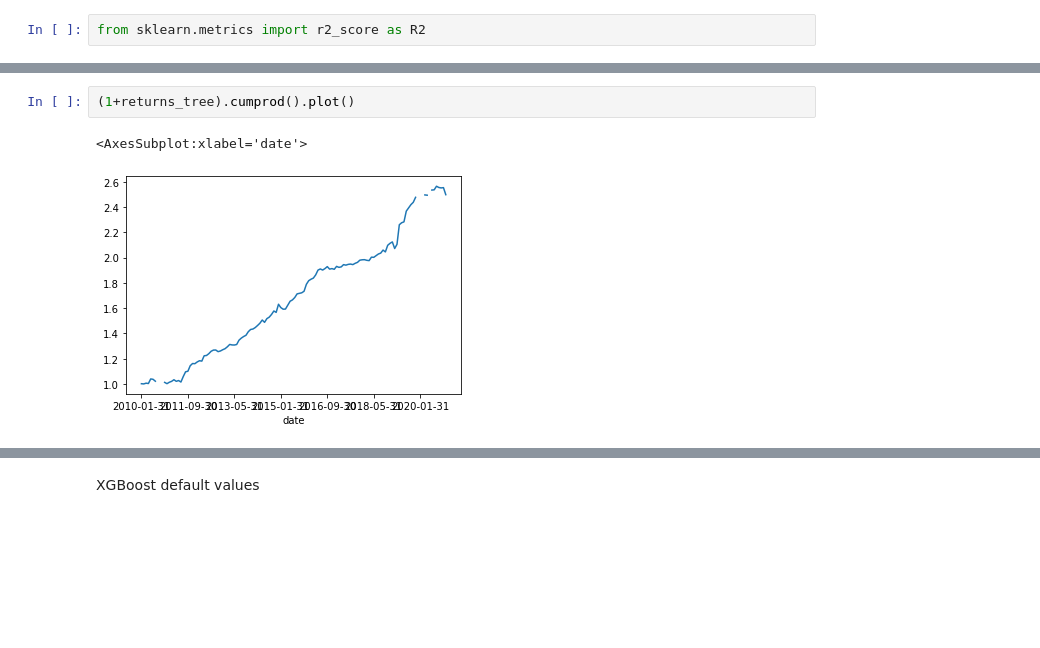
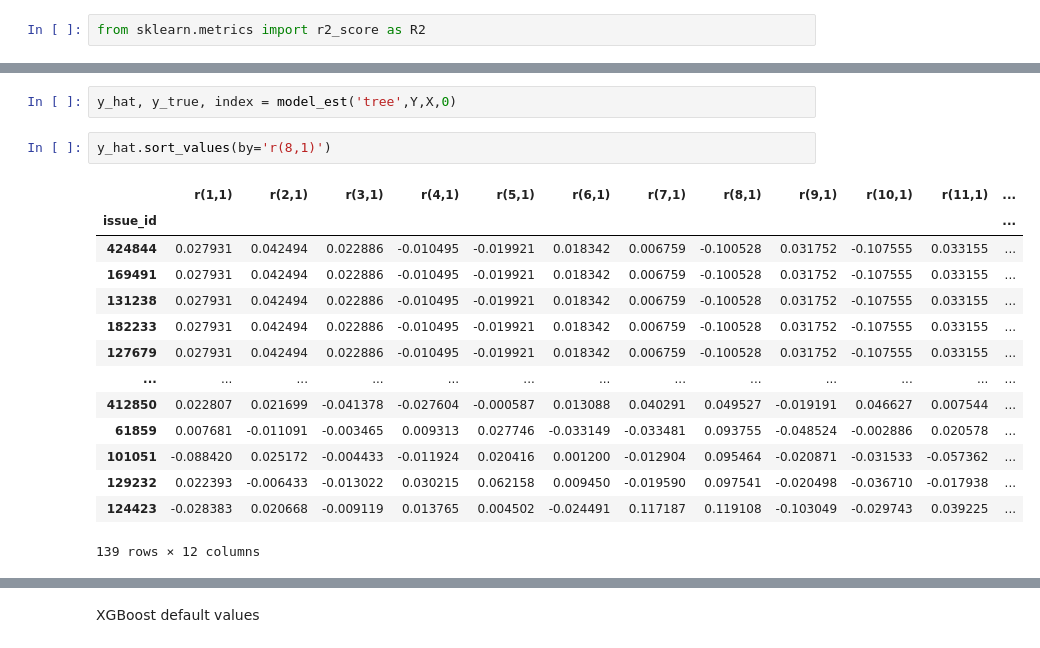
Before and after one commit to santoromano/Corporate-Bond-Factors, a Jupyter notebook: empirics.ipynb, the cells around one changed output, grey strips where cells are left out. Saved outputs shown, nothing was run; the diff lists cells and outputs as text; blank space fills up the shorter version.

```diff
--- a/empirics.ipynb
+++ b/empirics.ipynb
@@ -374,5 +377,19 @@ print(R2(y_true_tree,y_hat_tree))
-# %%
-(1+returns_tree).cumprod().plot()
-# %% [output]
-<AxesSubplot:xlabel='date'>
-[figure, removed]
+# %%
+y_hat, y_true, index = model_est('tree',Y,X,0)
+# %%
+y_hat.sort_values(by='r(8,1)')
+# %% [output]
+|  | r(1,1) | r(2,1) | r(3,1) | r(4,1) | r(5,1) | r(6,1) | r(7,1) | r(8,1) | r(9,1) | r(10,1) | r(11,1) | ... |
+| issue_id |  |  |  |  |  |  |  |  |  |  |  | ... |
+| 424844 | 0.027931 | 0.042494 | 0.022886 | -0.010495 | -0.019921 | 0.018342 | 0.006759 | -0.100528 | 0.031752 | -0.107555 | 0.033155 | ... |
+| 169491 | 0.027931 | 0.042494 | 0.022886 | -0.010495 | -0.019921 | 0.018342 | 0.006759 | -0.100528 | 0.031752 | -0.107555 | 0.033155 | ... |
+| 131238 | 0.027931 | 0.042494 | 0.022886 | -0.010495 | -0.019921 | 0.018342 | 0.006759 | -0.100528 | 0.031752 | -0.107555 | 0.033155 | ... |
+| 182233 | 0.027931 | 0.042494 | 0.022886 | -0.010495 | -0.019921 | 0.018342 | 0.006759 | -0.100528 | 0.031752 | -0.107555 | 0.033155 | ... |
+| 127679 | 0.027931 | 0.042494 | 0.022886 | -0.010495 | -0.019921 | 0.018342 | 0.006759 | -0.100528 | 0.031752 | -0.107555 | 0.033155 | ... |
+| ... | ... | ... | ... | ... | ... | ... | ... | ... | ... | ... | ... | ... |
+| 412850 | 0.022807 | 0.021699 | -0.041378 | -0.027604 | -0.000587 | 0.013088 | 0.040291 | 0.049527 | -0.019191 | 0.046627 | 0.007544 | ... |
+| 61859 | 0.007681 | -0.011091 | -0.003465 | 0.009313 | 0.027746 | -0.033149 | -0.033481 | 0.093755 | -0.048524 | -0.002886 | 0.020578 | ... |
+| 101051 | -0.088420 | 0.025172 | -0.004433 | -0.011924 | 0.020416 | 0.001200 | -0.012904 | 0.095464 | -0.020871 | -0.031533 | -0.057362 | ... |
+| 129232 | 0.022393 | -0.006433 | -0.013022 | 0.030215 | 0.062158 | 0.009450 | -0.019590 | 0.097541 | -0.020498 | -0.036710 | -0.017938 | ... |
+| 124423 | -0.028383 | 0.020668 | -0.009119 | 0.013765 | 0.004502 | -0.024491 | 0.117187 | 0.119108 | -0.103049 | -0.029743 | 0.039225 | ... |
+139 rows × 12 columns
```
Also changed, not shown: parts of 11 cells of this notebook.
